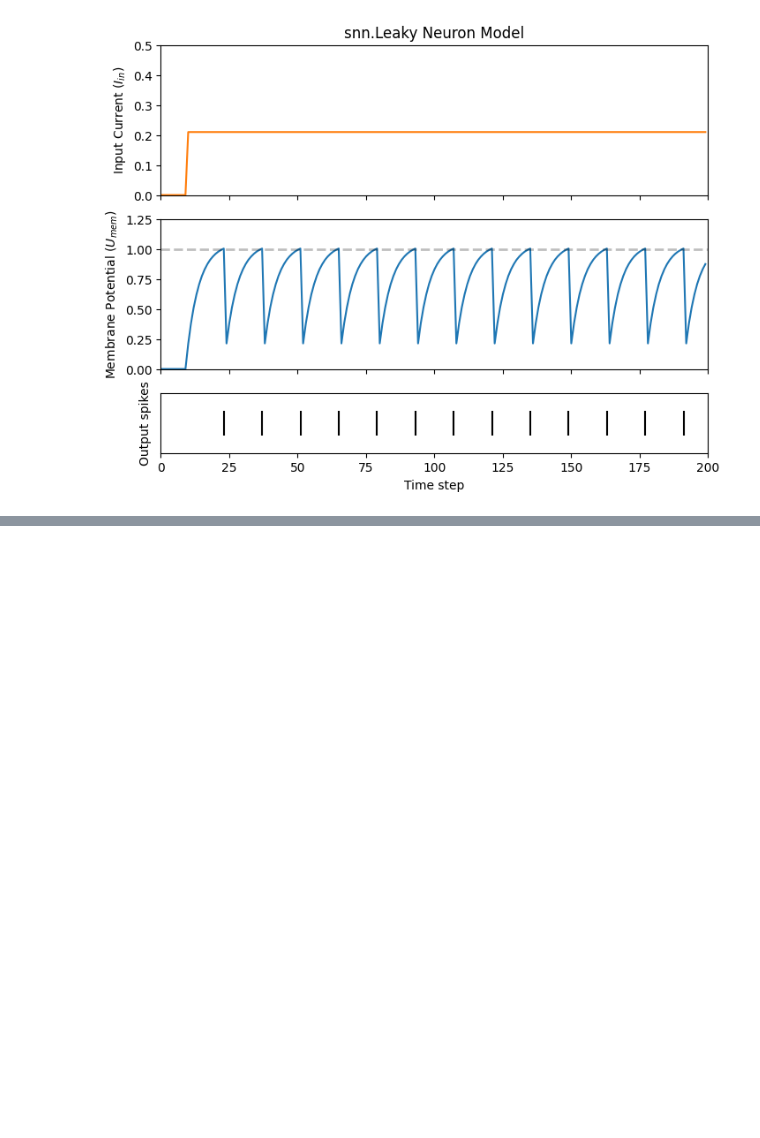
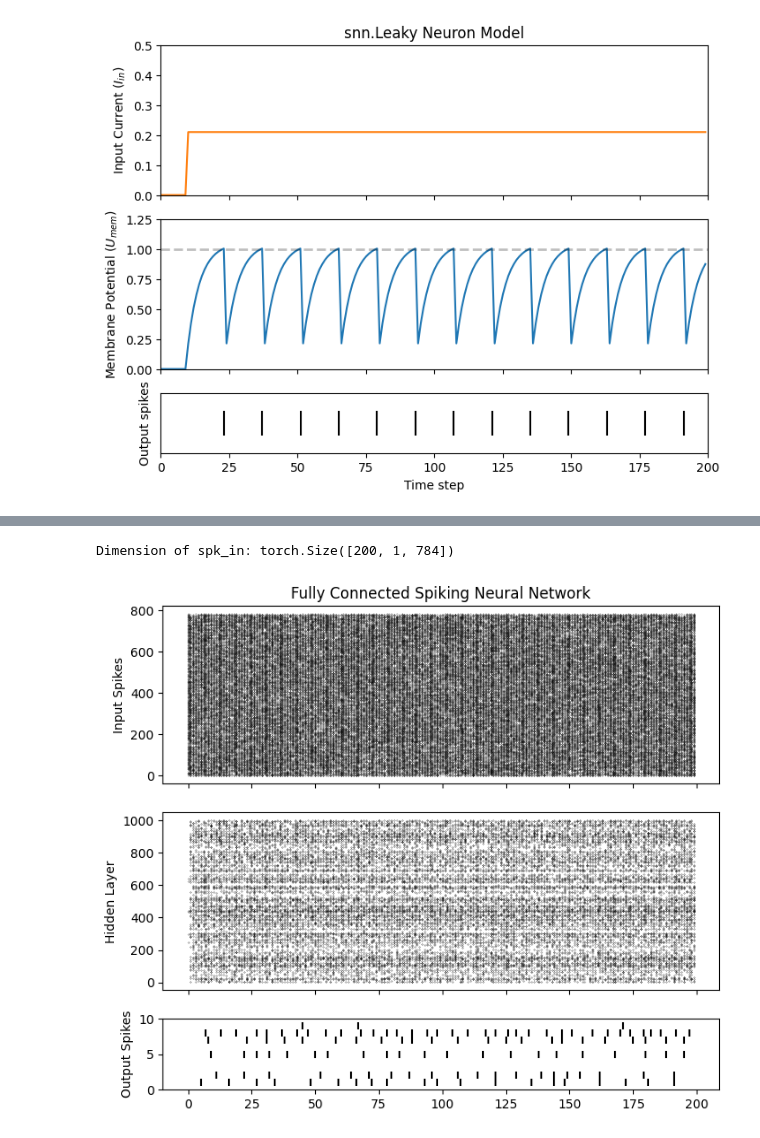
Before and after one commit to msjun23/SNN-Torch-Practice, a Jupyter notebook: Tutorial/FeedforwardSNN.ipynb, the cells around one changed output, grey strips where cells are left out. Saved outputs shown, nothing was run; the diff lists cells and outputs as text; code cells hidden in the pictures; blank space fills up the shorter version.

```diff
--- a/Tutorial/FeedforwardSNN.ipynb
+++ b/Tutorial/FeedforwardSNN.ipynb
@@ -216,0 +226,21 @@ plot_cur_mem_spk(cur_in, mem_rec, spk_rec, thr_line=1, ylim_max1=0.5,
+# %%
+# Layer params
+num_inputs  = 784       # 28*28
+num_hidden  = 1000
+num_outputs = 10        # num of N-MNIST labels
+beta        = 0.99
+
+# Initialize layers
+fc1  = nn.Linear(num_inputs, num_hidden)
+lif1 = snn.Leaky(beta=beta)
+fc2  = nn.Linear(num_hidden, num_outputs)
+lif2 = snn.Leaky(beta=beta)
+# %%
+# Inintialize hidden states
+mem1 = lif1.init_leaky()
+mem2 = lif1.init_leaky()
+
+# Record outputs
+mem2_rec = []
+spk1_rec = []
+spk2_rec = []
@@ -216,0 +253,25 @@ plot_cur_mem_spk(cur_in, mem_rec, spk_rec, thr_line=1, ylim_max1=0.5,
+# %%
+spk_in = spikegen.rate_conv(torch.rand((200,784))).unsqueeze(1)     # unsqueeze: Add dimension at index
+print(f'Dimension of spk_in: {spk_in.size()}')
+# %% [output]
+Dimension of spk_in: torch.Size([200, 1, 784])
+# %%
+# Network simulation
+for step in range(num_steps):
+    cur1 = fc1(spk_in[step])        # Post-synaptic current <-- spk_in x weight
+    spk1, mem1 = lif1(cur1, mem1)   # mem[t+1] <-- post-syn current + decayed membrane
+    cur2 = fc2(spk1)
+    spk2, mem2 = lif2(cur2, mem2)
+
+    mem2_rec.append(mem2)
+    spk1_rec.append(spk1)
+    spk2_rec.append(spk2)
+
+# Convert lists to tensors
+mem2_rec = torch.stack(mem2_rec)
+spk1_rec = torch.stack(spk1_rec)
+spk2_rec = torch.stack(spk2_rec)
+
+plot_snn_spikes(spk_in, spk1_rec, spk2_rec, "Fully Connected Spiking Neural Network")
+# %% [output]
+[figure, added]
```
Also changed, not shown: parts of 7 cells of this notebook, 1 other file.
